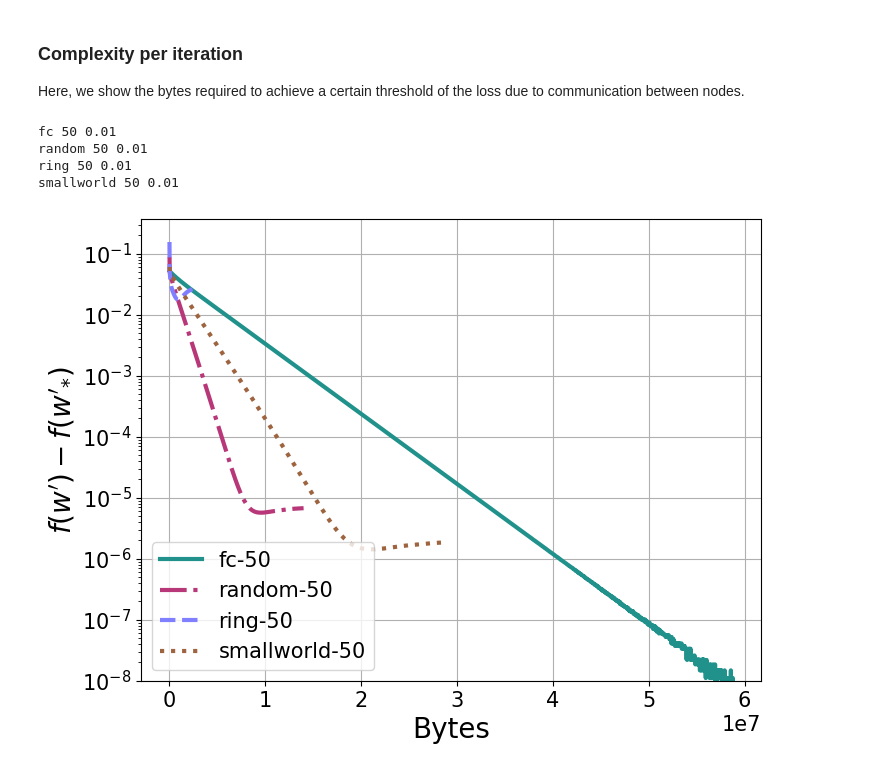
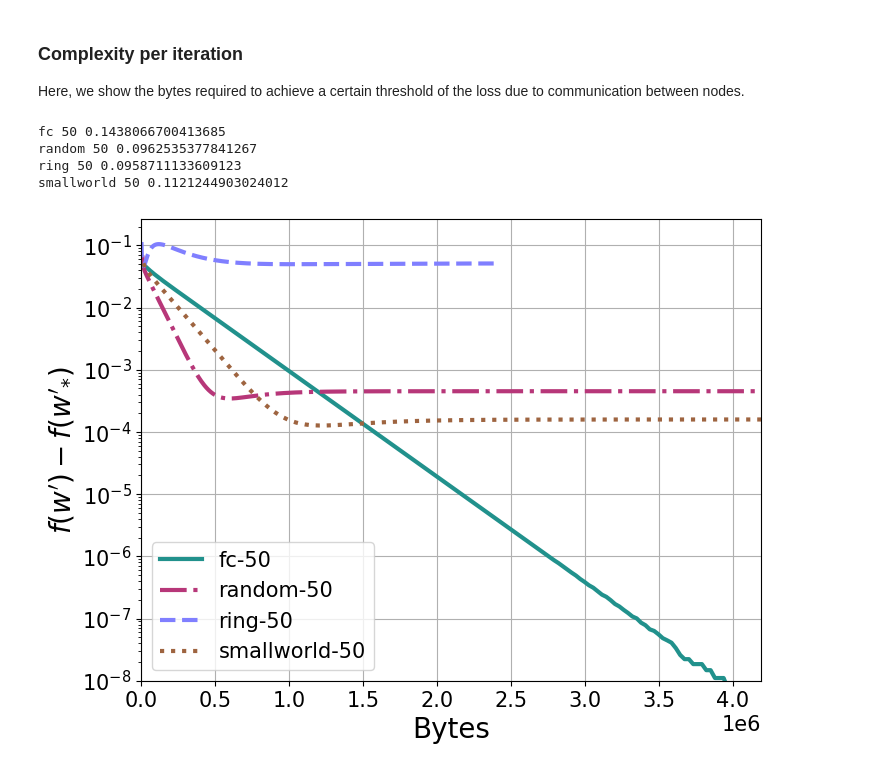
Before and after one commit to eelismie/OptForML-Project, a Jupyter notebook: notebooks/train_plots.ipynb, the cells around one changed output. Drawn from its saved outputs; the diff is of its cells as text; code cells hidden in the pictures.

```diff
--- a/notebooks/train_plots.ipynb
+++ b/notebooks/train_plots.ipynb
@@ -159,7 +159,7 @@ The plots can get quite cluttered.
 Specify here which topologies not to show (leave as `[]` to show all topologies):
 # %%
 exclude_topos = []
-exclude_nodes = [5, 100]
+exclude_nodes = []
 # %% [markdown]
 Now we can plot the train losses for the different topologies,
 # %%
@@ -210,14 +210,14 @@ fig, axes = plt.subplots(1, 1, figsize=figsize)
 ax = axes
 # ax.set_xscale('log')
 ax.set_yscale('log')
-cmaps = itertools.cycle(['viridis', 'magma', 'cool', 'copper'])
+cmaps = dict(fc='viridis', random='magma', ring='cool', smallworld='copper')
 fmts = itertools.cycle(['-', '-.', '--', ':'])
 yoffsets = itertools.cycle([0.1, 0])
 for topo, d1 in dfs.groupby('topo'):
     if topo in exclude_topos:
         continue
 
-    cmap = plt.get_cmap(next(cmaps))
+    cmap = plt.get_cmap(cmaps[topo])
     fmt = next(fmts)
     M = len([_ for _ in d1.groupby('nodes')])
 
@@ -233,7 +233,7 @@ for topo, d1 in dfs.groupby('topo'):
                 continue
             print(topo, nb_nodes, lr)
 
-            xaxis = range(1, len(d2['loss'])+1)
+            xaxis = range(1, len(d3['loss'])+1)
 
             color = cmap(ind*0.5/M + 0.5)
             ind += 1
@@ -328,13 +412,13 @@ fig, axes = plt.subplots(1, 1, figsize=figsize)
 ax = axes
 # ax.set_xscale('log', base=2)
 ax.set_yscale('log')
-cmaps = itertools.cycle(['viridis', 'magma', 'cool', 'copper'])
+cmaps = dict(fc='viridis', random='magma', ring='cool', smallworld='copper')
 fmts = itertools.cycle(['-', '-.', '--', ':'])
 for topo, d1 in dfs.groupby('topo'):
     if topo in exclude_topos:
         continue
 
-    cmap = plt.get_cmap(next(cmaps))
+    cmap = plt.get_cmap(cmaps[topo])
     fmt = next(fmts)
     M = len([_ for _ in d1.groupby('nodes')])
 
@@ -342,35 +426,36 @@ for topo, d1 in dfs.groupby('topo'):
     for nb_nodes, d2 in d1.groupby('nodes'):
         if nb_nodes in exclude_nodes:
             continue
 
         count = 0
         for lr, d3 in d2.groupby('lr'):
             count += 1
             if count != 1:
                 continue
             print(topo, nb_nodes, lr)
 
             xaxis = d2['comms']
 
             color = cmap(ind*0.5/M + 0.5)
             ind += 1
 
             ax.plot(xaxis, d2['loss']-global_opt, fmt, label=f'{topo}-{int(nb_nodes)}', lw=lw, color=color)
             if shade:
                 ax.fill_between(xaxis,
                                 d2['loss']-global_opt-d2['loss_std'],
                                 d2['loss']-global_opt+d2['loss_std'],
                                 alpha=alpha, color=color)
 
 ax.legend(loc="lower left")
 ax.set_xlabel('Bytes')
 ax.set_ylabel(r"$f(w')-f(w'_{*})$")
 ax.grid()
 plt.ylim(1e-8, None)
+plt.xlim(0, 2**22)
 plt.show()
 # %% [output]
-fc 50 0.01
-random 50 0.01
-ring 50 0.01
-smallworld 50 0.01
+fc 50 0.1438066700413685
+random 50 0.0962535377841267
+ring 50 0.0958711133609123
+smallworld 50 0.1121244903024012
-[figure, old version]
+[figure, new version]
```
Also changed, not shown: parts of 4 cells of this notebook, 5 other files.
